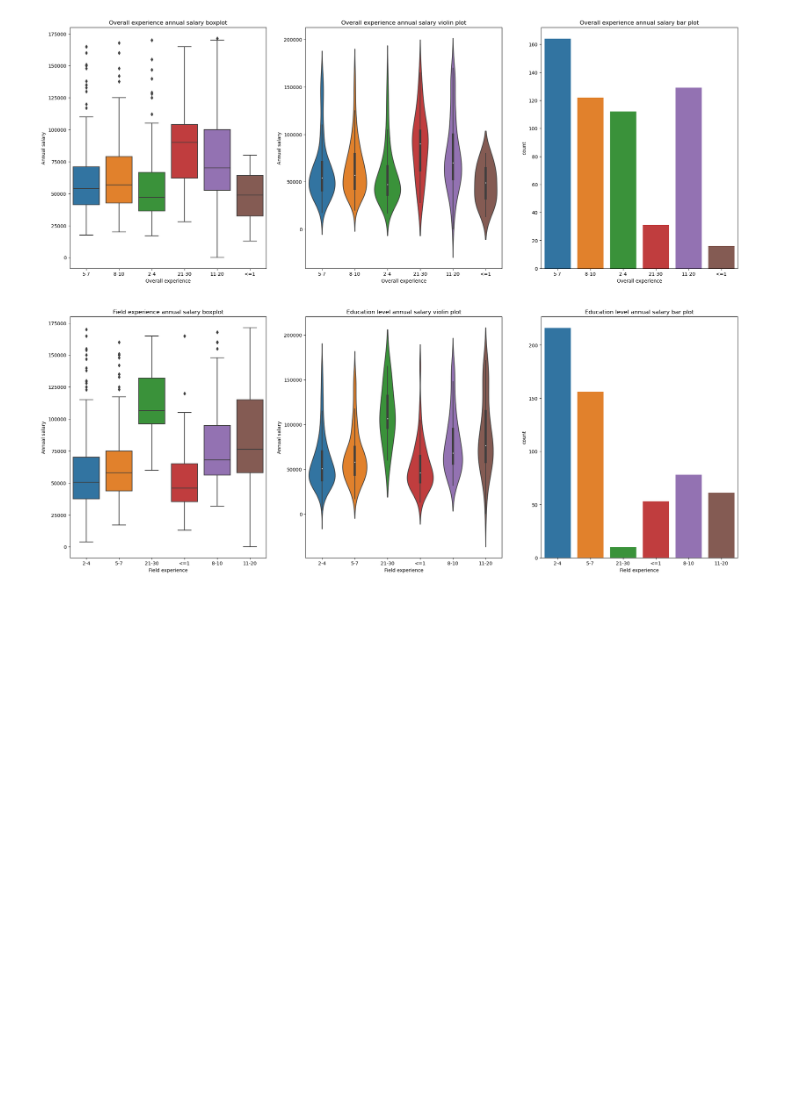
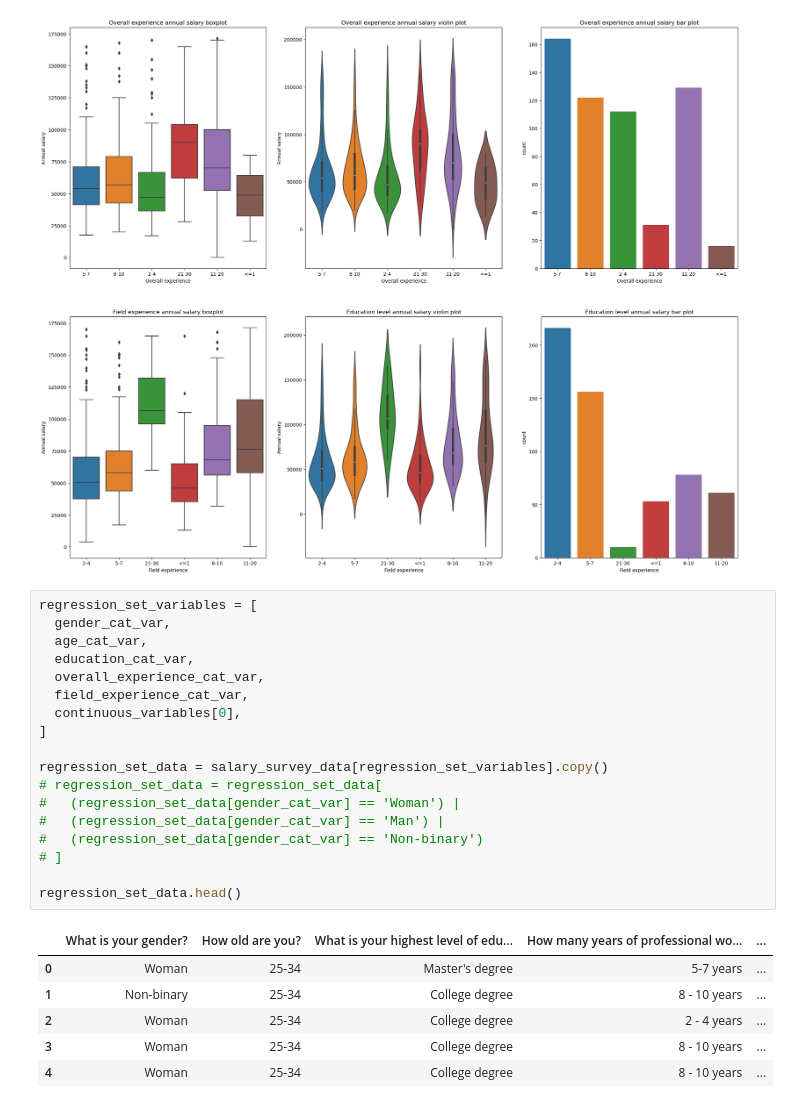
Before and after one commit to armandolezama/data-science-portfolio, a Jupyter notebook: Data_Science_Cycle/Ask_A_Manager_Salary_Survey_2021/Ask_A_Manager_Salary_Survey_2021.ipynb, the cells around one changed output. Cells and saved outputs as stored; diff of their text form; blank space fills up the shorter version.

Commit message:
Added linear regression try

```diff
--- a/Data_Science_Cycle/Ask_A_Manager_Salary_Survey_2021/Ask_A_Manager_Salary_Survey_2021.ipynb
+++ b/Data_Science_Cycle/Ask_A_Manager_Salary_Survey_2021/Ask_A_Manager_Salary_Survey_2021.ipynb
@@ -1679,3 +1679,28 @@ field_experience_bar_plot.set_xticklabels(
  Text(4, 0, '8-10'),
  Text(5, 0, '11-20')]
 [figure]
+# %%
+regression_set_variables = [
+  gender_cat_var,
+  age_cat_var,
+  education_cat_var,
+  overall_experience_cat_var,
+  field_experience_cat_var,
+  continuous_variables[0],
+]
+
+regression_set_data = salary_survey_data[regression_set_variables].copy()
+# regression_set_data = regression_set_data[
+#   (regression_set_data[gender_cat_var] == 'Woman') |
+#   (regression_set_data[gender_cat_var] == 'Man') |
+#   (regression_set_data[gender_cat_var] == 'Non-binary')
+# ]
+
+regression_set_data.head()
+# %% [output]
+|  | What is your gender? | How old are you? | What is your highest level of edu... | How many years of professional wo... | ... |
+| 0 | Woman | 25-34 | Master's degree | 5-7 years | ... |
+| 1 | Non-binary | 25-34 | College degree | 8 - 10 years | ... |
+| 2 | Woman | 25-34 | College degree | 2 - 4 years | ... |
+| 3 | Woman | 25-34 | College degree | 8 - 10 years | ... |
+| 4 | Woman | 25-34 | College degree | 8 - 10 years | ... |
```
Also changed, not shown: parts of 4 cells of this notebook.
